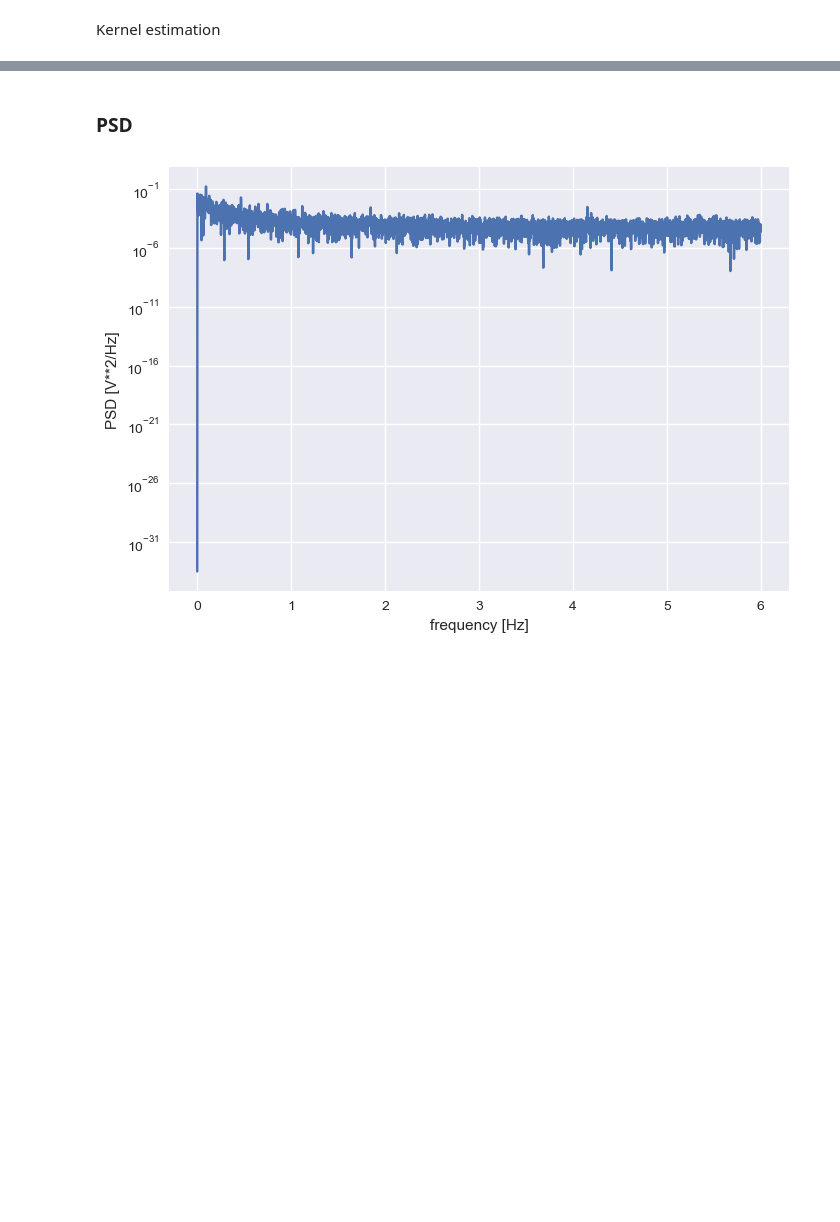
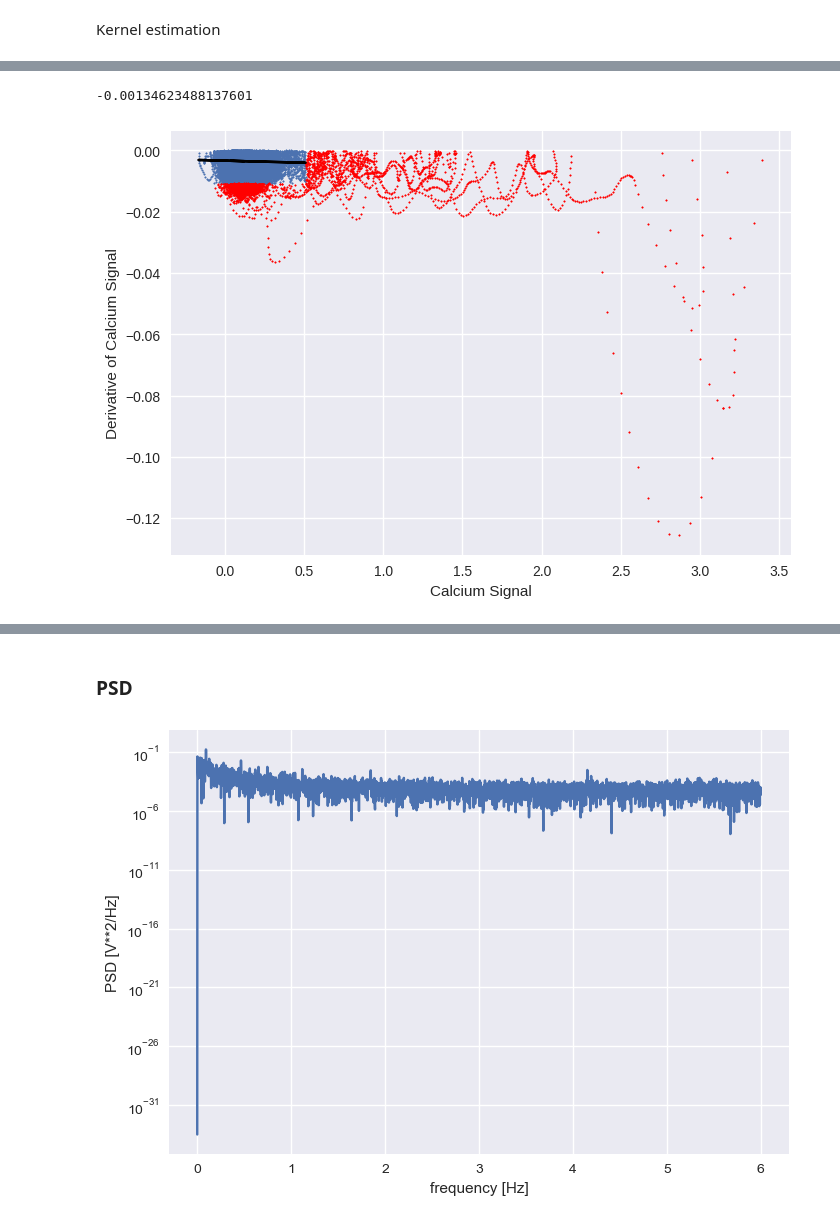
Before and after one commit to mjoudy/Cascade, a Jupyter notebook: cascade_download.ipynb, the cells around one changed output, grey strips where cells are left out. Drawn from its saved outputs; the diff is of its cells as text; code cells hidden in the pictures; blank space fills up the shorter version.

```diff
--- a/cascade_download.ipynb
+++ b/cascade_download.ipynb
@@ -313,0 +317,5 @@ pure_fit(signal, deriv, True)
+# %%
+zscore_outlier(signal, deriv, do_plot=True)
+# %% [output]
+-0.00134623488137601
+[figure, added]
```
Also changed, not shown: parts of 26 cells of this notebook.
